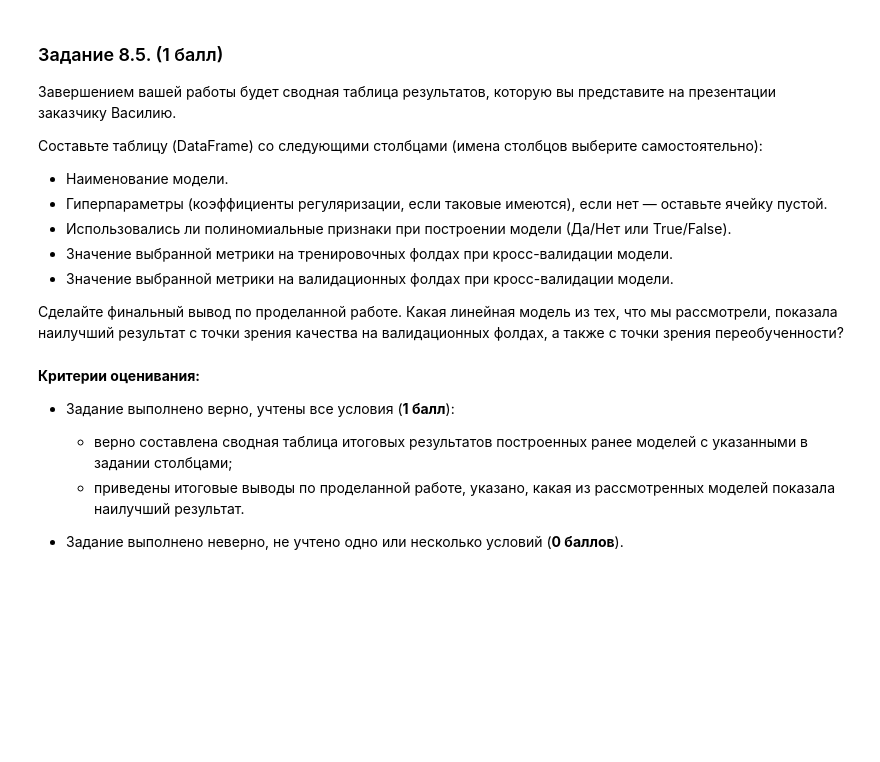
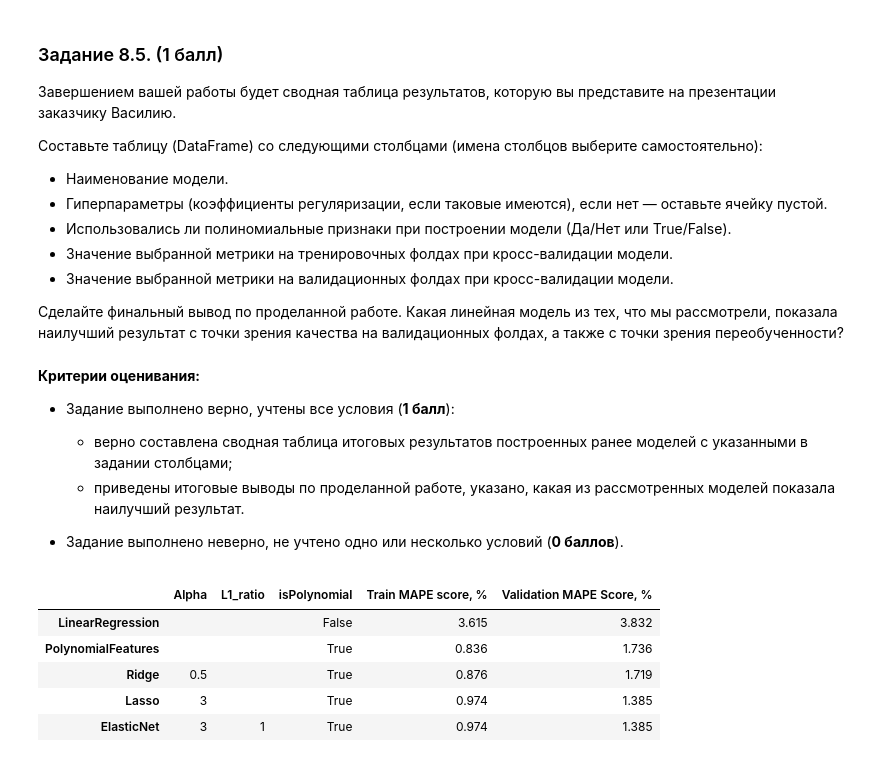
Before and after one commit to fitlemon/math_for_ds, a Jupyter notebook: HIghMath/Module2/2_ikhmatullaev_hw.ipynb, the cells around one changed output. Drawn from its saved outputs; the diff is of its cells as text; code cells hidden in the pictures; blank space fills up the shorter version.

```diff
--- a/HIghMath/Module2/2_hw.ipynb
+++ b/HIghMath/Module2/2_ikhmatullaev_hw.ipynb
@@ -568,3 +671,26 @@ from sklearn.model_selection import cross_validate
 - Задание выполнено неверно, не учтено несколько условий (**0 баллов**).
 # %%
 # Ваш код здесь
+
+# стандартизируем признаки и генерируем полиномиальные признаки
+scaler = StandardScaler()
+X = data_cleaned.drop(columns=['Prod'])
+y = data_cleaned['Prod']
+X_scaled = scaler.fit_transform(X)
+poly =PolynomialFeatures(degree=3, include_bias=False)
+X_poly = poly.fit_transform(X_scaled)
+
+# подбор гиперпараметра alpha для линейной регресии с комбинированной регуляризацией L1 и L2
+elastic = ElasticNet(max_iter=10000)
+params = {'alpha': [0.1, 0.4, 0.7, 1, 2, 3, 4], 'l1_ratio': [0.1, 0.2, 0.3, 0.4, 0.7, 1]}
+grid_search_elastic = GridSearchCV(elastic, param_grid=params, cv=5, scoring='neg_mean_absolute_percentage_error')
+grid_search_elastic.fit(X_poly, y)
+# Вывод наилучших параметров и оценки на кросс-валидации
+print("Наилучшие параметры на кросс-валидации:", grid_search_elastic.best_params_)
+print(f"Наилучшая оценка MAPE на кросс-валидации, %: {-grid_search_elastic.best_score_*100:.3f}")
+
+# оцениваем качество модели c подобранным коэхффициентом alpha на кросс-валидации, метрика — MAPE
+elastic_new = ElasticNet(alpha=grid_search_elastic.best_params_['alpha'], l1_ratio=grid_search_elastic.best_params_['l1_ratio'], max_iter=10000)
+cv_results_elastic = cross_validate(elastic_new, X_poly, y, scoring='neg_mean_absolute_percentage_error', cv=5, return_train_score=True)
+print('MAPE на тренировочных фолдах: {:.3f} %'.format(-cv_results_elastic['train_score'].mean()* 100))
+print('MAPE на валидационных фолдах: {:.3f} %'.format(-cv_results_elastic['test_score'].mean() * 100))
@@ -593,5 +726,33 @@ from sklearn.model_selection import cross_validate
 - Задание выполнено неверно, не учтено одно или несколько условий (**0 баллов**).
 # %%
 # Ваш код здесь
+
+# рассчитаем результаты метрик на тренировочных/валидационных фолдах для обычной линейной регрессии без полиномиальных признаков, т.к. согласно условиям задания они не были получены
+cv_results_lr = cross_validate(lr, X, y, scoring='neg_mean_absolute_percentage_error', cv=5, return_train_score=True)
+
+model_names = ['LinearRegression', 'PolynomialFeatures', 'Lasso', 'Ridge', 'ElasticNet']
+column_names = ['Alpha', 'L1_ratio', 'isPolynomial', 'Train MAPE score, %', 'Validation MAPE Score, %']
+model_params_alpha = ['', '', grid_search_lasso.best_params_['alpha'], grid_search_ridge.best_params_['alpha'], grid_search_elastic.best_params_['alpha']]
+model_params_l1 = ['', '', '', '', grid_search_elastic.best_params_['l1_ratio']]
+model_poly = [False, True, True, True, True]
+model_train_mape = [
+    -cv_results_lr['train_score'].mean(), -cv_results_poly['train_score'].mean(), -cv_results_lasso['train_score'].mean(),
+    -cv_results_ridge['train_score'].mean(), -cv_results_elastic['train_score'].mean()
+    ]
+model_train_mape = list(map(lambda x: round(x*100,3), model_train_mape))
+model_test_mape = [
+    -cv_results_lr['test_score'].mean(), -cv_results_poly['test_score'].mean(), -cv_results_lasso['test_score'].mean(),
+    -cv_results_ridge['test_score'].mean(), -cv_results_elastic['test_score'].mean()
+    ]
+model_test_mape = list(map(lambda x: round(x*100,3), model_test_mape))
+scores_df = pd.DataFrame(list(zip(model_params_alpha, model_params_l1, model_poly, model_train_mape, model_test_mape)), columns=column_names, index=model_names)
+scores_df.sort_values(by='Validation MAPE Score, %', ascending=False)
+# %% [output]
+|  | Alpha | L1_ratio | isPolynomial | Train MAPE score, % | Validation MAPE Score, % |
+| LinearRegression |  |  | False | 3.615 | 3.832 |
+| PolynomialFeatures |  |  | True | 0.836 | 1.736 |
+| Ridge | 0.5 |  | True | 0.876 | 1.719 |
+| Lasso | 3 |  | True | 0.974 | 1.385 |
+| ElasticNet | 3 | 1 | True | 0.974 | 1.385 |
 # %% [markdown]
 > *Ваши выводы здесь*
```
Also changed, not shown: parts of 23 cells of this notebook, 2 other files.
